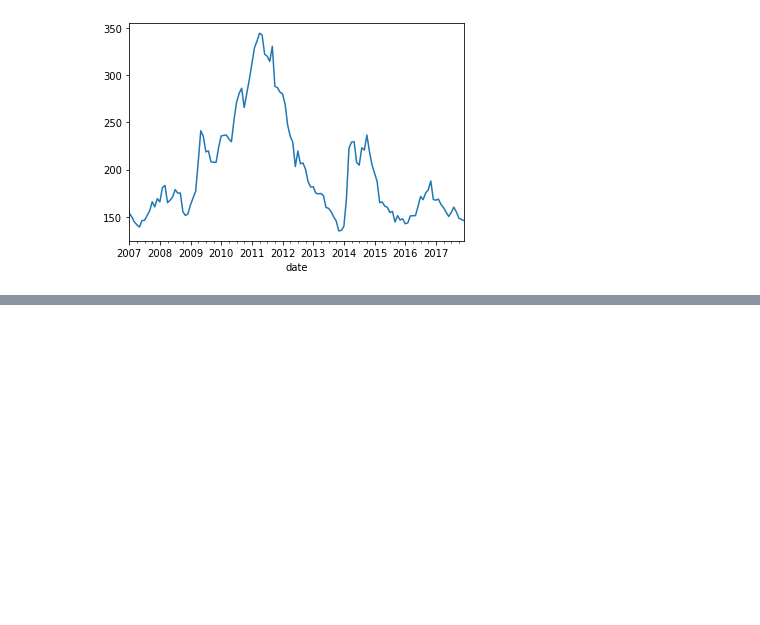
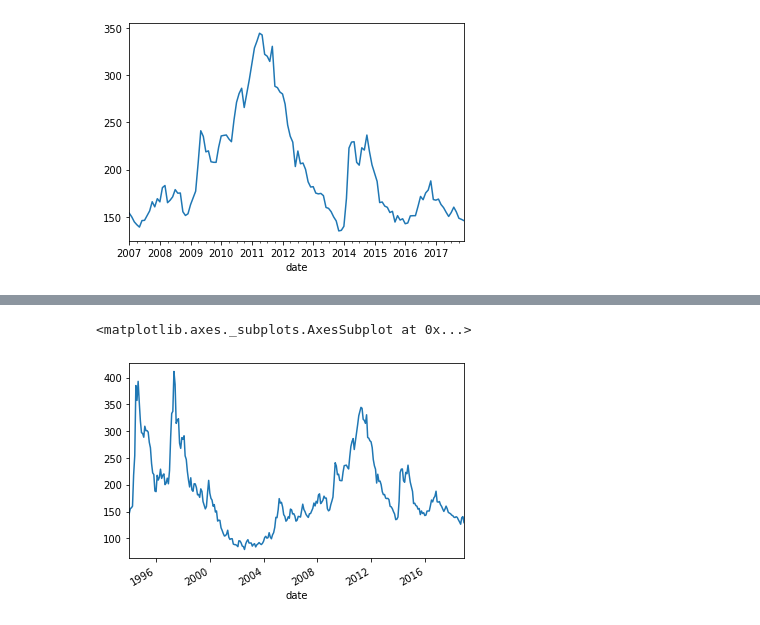
Before and after one commit to Data-Robusta/data-robusta, a Jupyter notebook: jeff_scratch.ipynb, the cells around one changed output, grey strips where cells are left out. Drawn from its saved outputs; the diff is of its cells as text; code cells hidden in the pictures; blank space fills up the shorter version.

```diff
--- a/jeff_scratch.ipynb
+++ b/jeff_scratch.ipynb
@@ -887,0 +928,5 @@ df.inflated['2007':'2017'].plot()
+# %%
+df["1994":].inflated.plot()
+# %% [output]
+<matplotlib.axes._subplots.AxesSubplot at 0x...>
+[figure, added]
```
Also changed, not shown: parts of 6 cells of this notebook, 2 other files.
